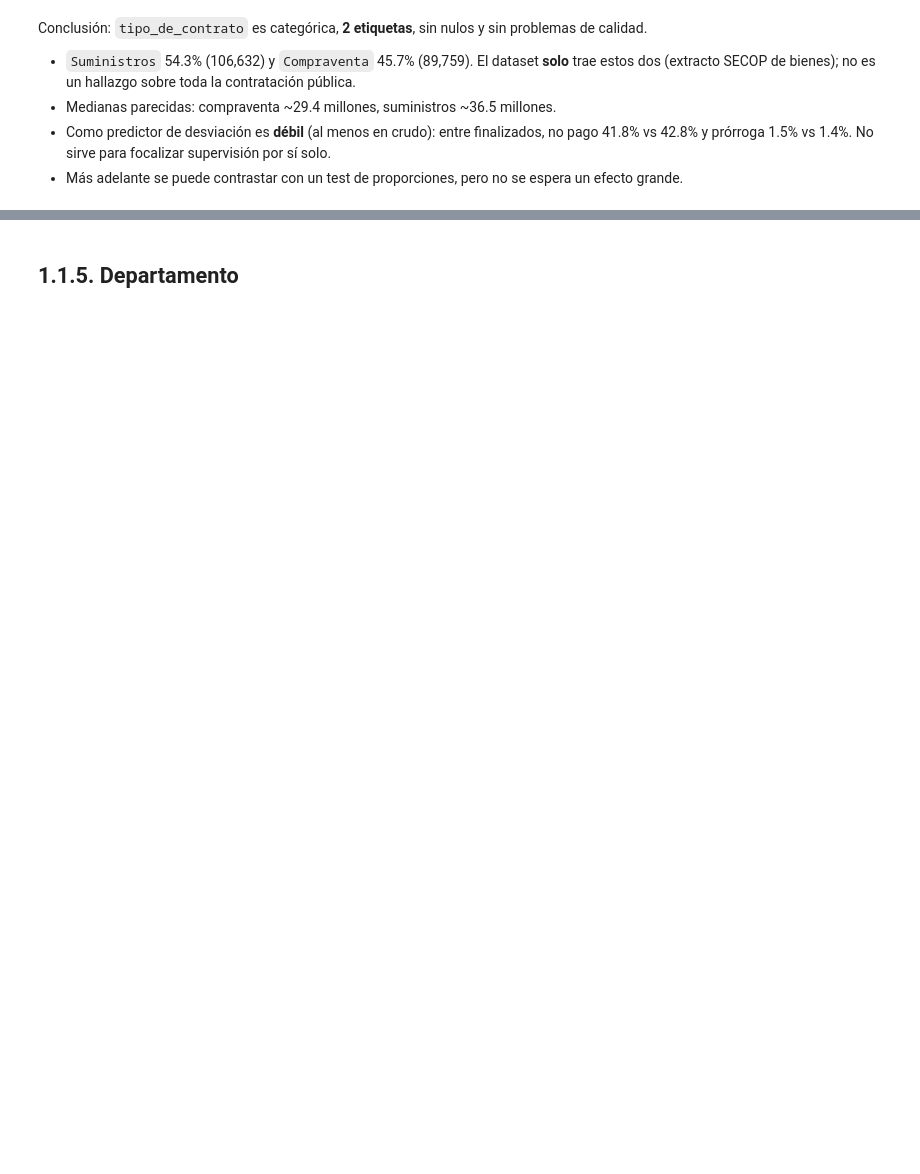
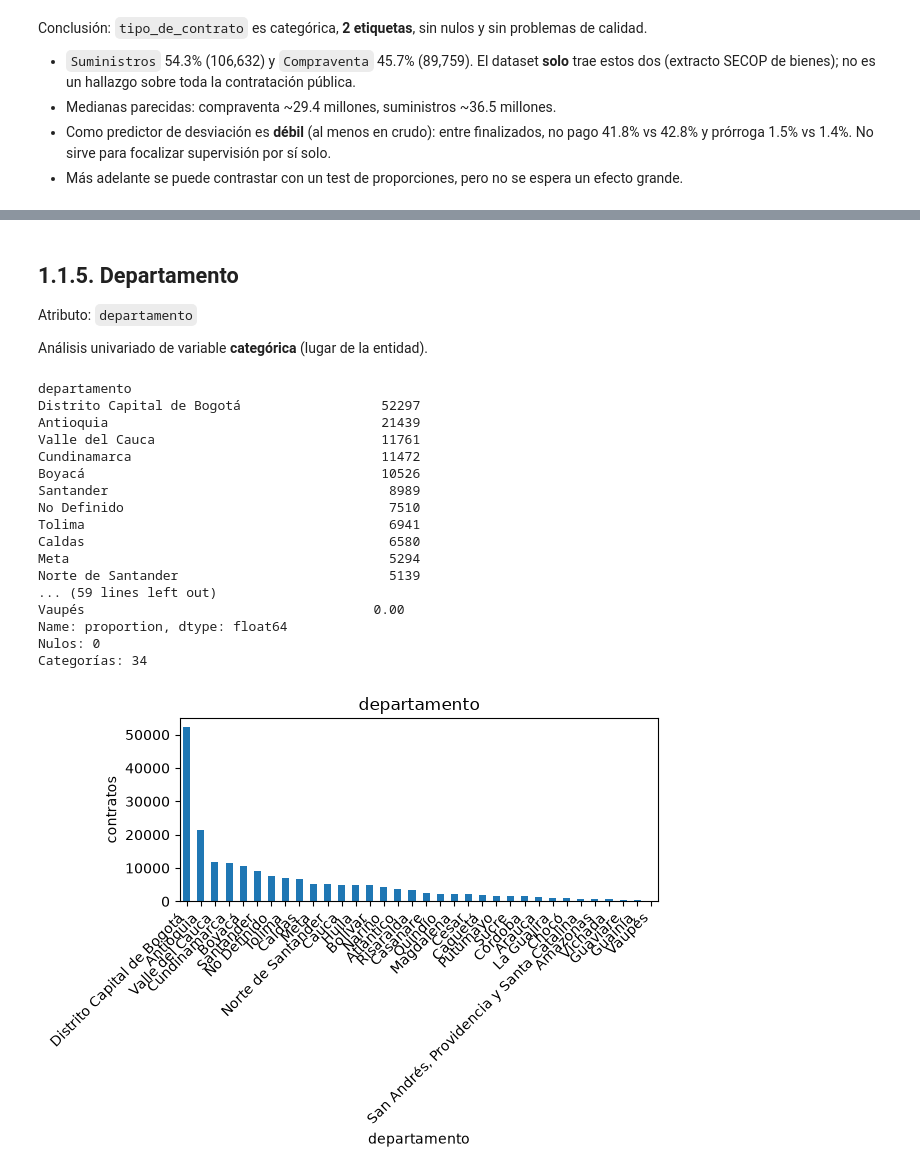
Before and after one commit to jdguzmans/ciencia-de-datos-aplicada-taller-1, a Jupyter notebook: notebook.ipynb, the cells around one changed output, grey strips where cells are left out. Cells and saved outputs as stored; diff of their text form; code cells hidden in the pictures; blank space fills up the shorter version.

```diff
--- a/notebook.ipynb
+++ b/notebook.ipynb
@@ -495,2 +539,38 @@ Conclusión: `tipo_de_contrato` es categórica, **2 etiquetas**, sin nulos y sin
 # %% [markdown]
 ## 1.1.5. Departamento
+Atributo: `departamento`
+
+Análisis univariado de variable **categórica** (lugar de la entidad).
+# %%
+print(df['departamento'].value_counts(dropna=False))
+print()
+print(df['departamento'].value_counts(dropna=False, normalize=True))
+print("Nulos:", df['departamento'].isna().sum())
+print("Categorías:", df['departamento'].nunique())
+
+df['departamento'].value_counts().plot(kind='bar')
+plt.xlabel('departamento')
+plt.ylabel('contratos')
+plt.title('departamento')
+plt.xticks(rotation=45, ha='right')
+plt.tight_layout()
+plt.show()
+# %% [output]
+departamento
+Distrito Capital de Bogotá                  52297
+Antioquia                                   21439
+Valle del Cauca                             11761
+Cundinamarca                                11472
+Boyacá                                      10526
+Santander                                    8989
+No Definido                                  7510
+Tolima                                       6941
+Caldas                                       6580
+Meta                                         5294
+Norte de Santander                           5139
+... (59 lines left out)
+Vaupés                                     0.00
+Name: proportion, dtype: float64
+Nulos: 0
+Categorías: 34
+[figure, added]
```
Also changed, not shown: parts of 15 cells of this notebook, 1 other file.
